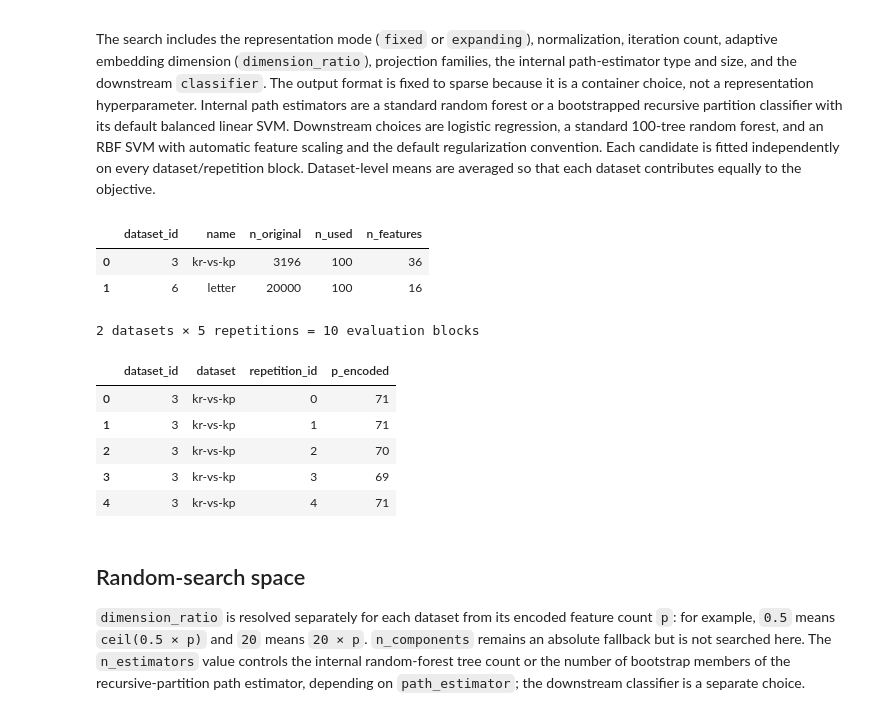
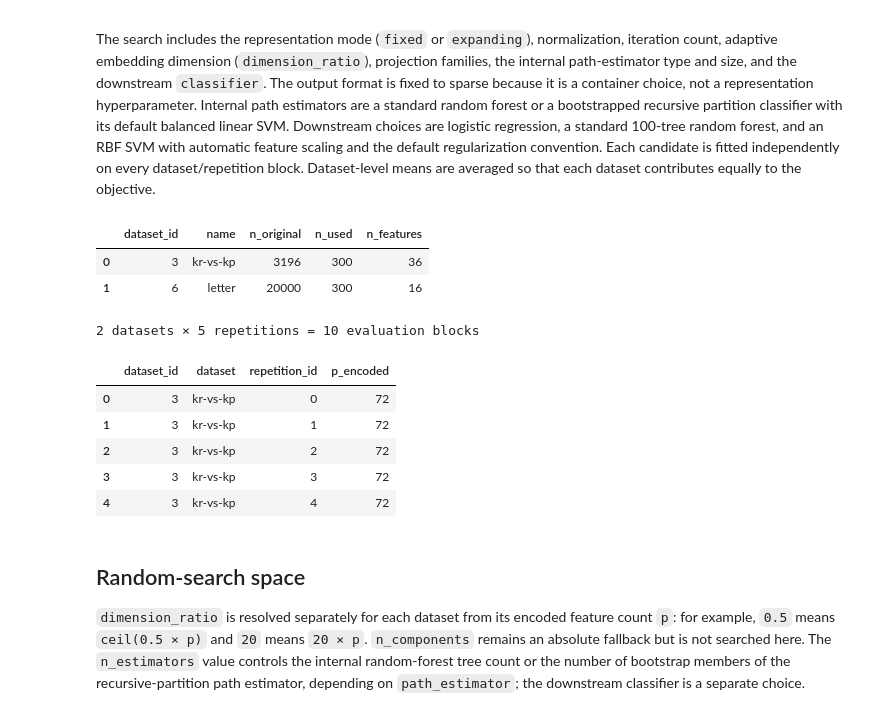
Before and after one commit to fabriziocosta/forestsketch, a Jupyter notebook: notebooks/16_openml_hyperparameter_search.ipynb, the cells around one changed output. Saved outputs shown, nothing was run; the diff lists cells and outputs as text; code cells hidden in the pictures.

```diff
--- a/notebooks/16_openml_hyperparameter_search.ipynb
+++ b/notebooks/16_openml_hyperparameter_search.ipynb
@@ -53,37 +53,37 @@ DATASET_SEED = 4279
 SEARCH_SEED = 177
 OUTPUT_FORMAT = 'sparse'
 DATASET_NAMES = ['kr-vs-kp', 'letter']
 # Example: DATASET_NAMES = ['kr-vs-kp', 'letter', 'balance-scale', 'mfeat-factors', 'mfeat-fourier']
 
 
 SMOKE_TEST = True
 DATASET_COUNT = 3 if SMOKE_TEST else 8
-MAX_DATASET_SIZE = 100 if SMOKE_TEST else 1000
+MAX_DATASET_SIZE = 300 if SMOKE_TEST else 1000
 REPETITIONS = tuple(range(5)) if SMOKE_TEST else tuple(range(10))
-N_SEARCH_ITER = 5 if SMOKE_TEST else 100
+N_SEARCH_ITER = 10 if SMOKE_TEST else 100
 
 DATASETS = make_datasets(
     n=None if DATASET_NAMES is not None else DATASET_COUNT,
     max_size=MAX_DATASET_SIZE,
     seed=DATASET_SEED,
     dataset_names=DATASET_NAMES,
 )
 
 dataset_summary = pd.DataFrame([
     {
         'dataset_id': dataset.dataset_id,
         'name': dataset.name,
         'n_original': dataset.n_original,
         'n_used': dataset.n_used,
         'n_features': len(dataset.feature_names),
     }
     for dataset in DATASETS
 ])
 display(dataset_summary)
 # %% [output]
 |  | dataset_id | name | n_original | n_used | n_features |
-| 0 | 3 | kr-vs-kp | 3196 | 100 | 36 |
-| 1 | 6 | letter | 20000 | 100 | 16 |
+| 0 | 3 | kr-vs-kp | 3196 | 300 | 36 |
+| 1 | 6 | letter | 20000 | 300 | 16 |
 # %%
 # Prepare identical evaluation blocks for every random-search candidate.
 evaluation_blocks = []
@@ -113,11 +113,11 @@ pd.DataFrame(evaluation_blocks)[
 # %% [output]
 2 datasets × 5 repetitions = 10 evaluation blocks
 |  | dataset_id | dataset | repetition_id | p_encoded |
-| 0 | 3 | kr-vs-kp | 0 | 71 |
-| 1 | 3 | kr-vs-kp | 1 | 71 |
-| 2 | 3 | kr-vs-kp | 2 | 70 |
-| 3 | 3 | kr-vs-kp | 3 | 69 |
-| 4 | 3 | kr-vs-kp | 4 | 71 |
+| 0 | 3 | kr-vs-kp | 0 | 72 |
+| 1 | 3 | kr-vs-kp | 1 | 72 |
+| 2 | 3 | kr-vs-kp | 2 | 72 |
+| 3 | 3 | kr-vs-kp | 3 | 72 |
+| 4 | 3 | kr-vs-kp | 4 | 72 |
 # %% [markdown]
 ## Random-search space
 
```
Also changed, not shown: parts of 6 cells of this notebook, 7 other files.
